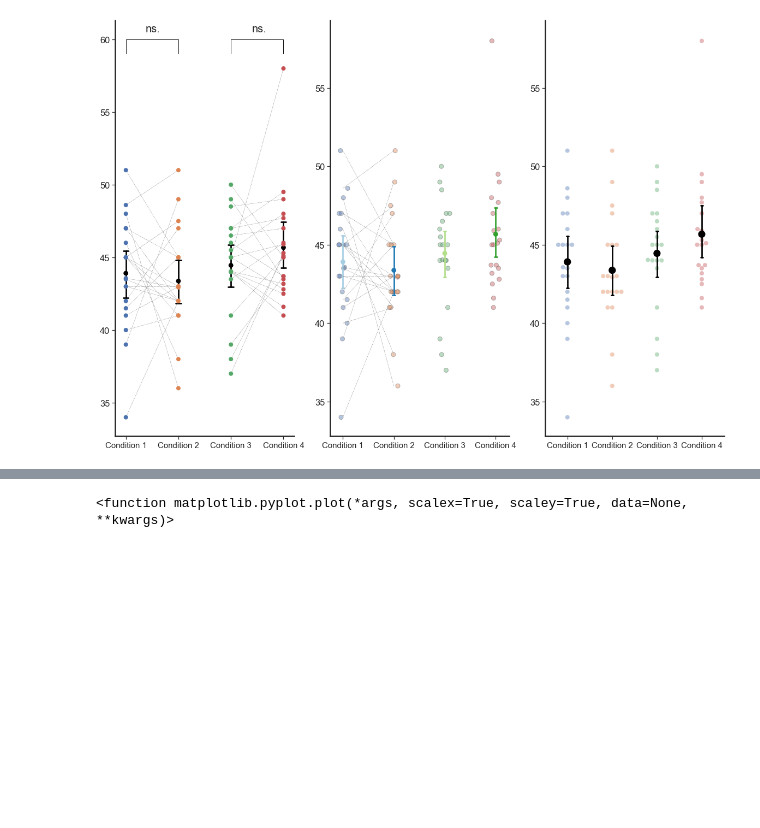
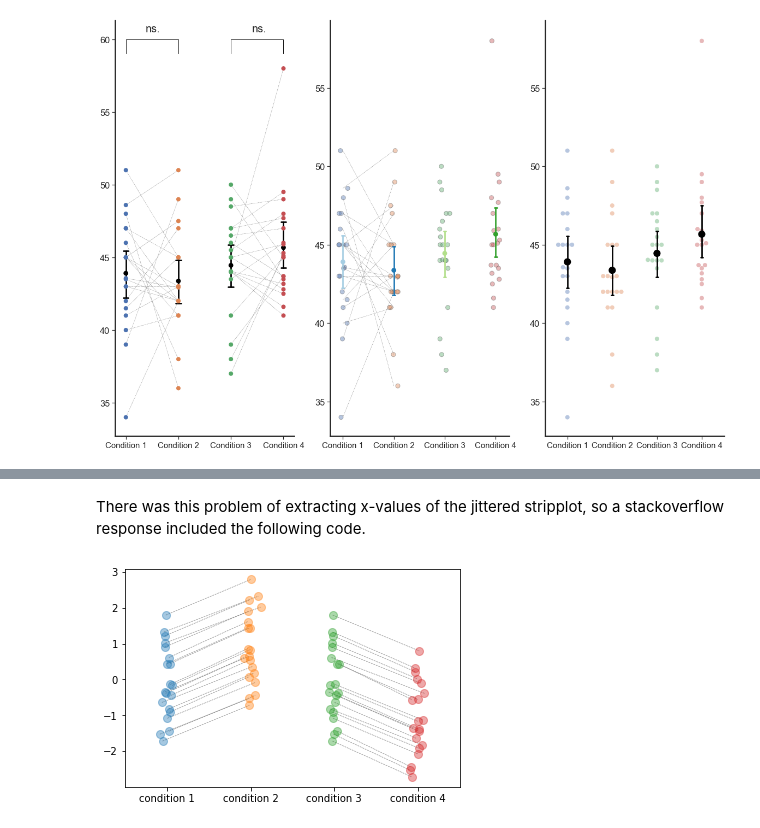
Before and after one commit to jorvlan/open-visualizations, a Jupyter notebook: Elaborate plotting in Python.ipynb, the cells around one changed output, grey strips where cells are left out. Drawn from its saved outputs; the diff is of its cells as text; code cells hidden in the pictures; blank space fills up the shorter version.

```diff
--- a/Elaborate plotting in Python.ipynb
+++ b/Elaborate plotting in Python.ipynb
@@ -704,4 +700,27 @@ plt
-# %%
-plt.plot
-# %% [output]
-<function matplotlib.pyplot.plot(*args, scalex=True, scaley=True, data=None, **kwargs)>
+# %% [markdown]
+There was this problem of extracting x-values of the jittered stripplot, so a stackoverflow response included the following code.
+# %%
+N=20
+# dummy dataset
+data = np.random.normal(size=(N,))
+df = pd.DataFrame({'condition 1': data,
+                   'condition 2': data+1,
+                   'condition 3': data,
+                   'condition 4': data-1})
+
+jitter = 0.05
+df_x_jitter = pd.DataFrame(np.random.normal(loc=0, scale=jitter, size=df.values.shape), columns=df.columns)
+df_x_jitter += np.arange(len(df.columns))
+
+fig, ax = plt.subplots()
+for col in df:
+    ax.plot(df_x_jitter[col], df[col], 'o', alpha=.40, zorder=1, ms=8, mew=1)
+ax.set_xticks(range(len(df.columns)))
+ax.set_xticklabels(df.columns)
+ax.set_xlim(-0.5,len(df.columns)-0.5)
+
+for idx in df.index:
+    ax.plot(df_x_jitter.loc[idx,['condition 1','condition 2']], df.loc[idx,['condition 1','condition 2']], color = 'grey', linewidth = 0.5, linestyle = '--', zorder=-1)
+    ax.plot(df_x_jitter.loc[idx,['condition 3','condition 4']], df.loc[idx,['condition 3','condition 4']], color = 'grey', linewidth = 0.5, linestyle = '--', zorder=-1)
+# %% [output]
+[figure, added]
```
Also changed, not shown: parts of 1 cell of this notebook, 1 other file.
